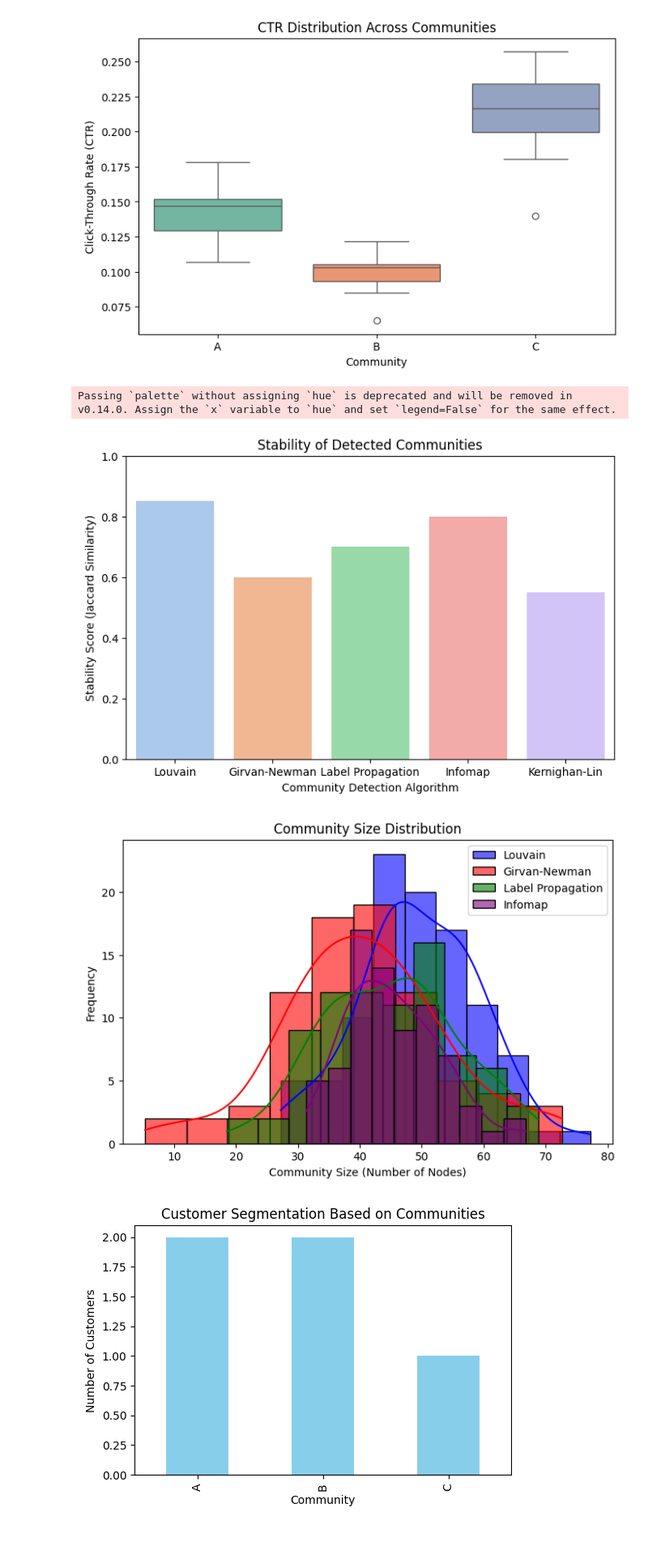
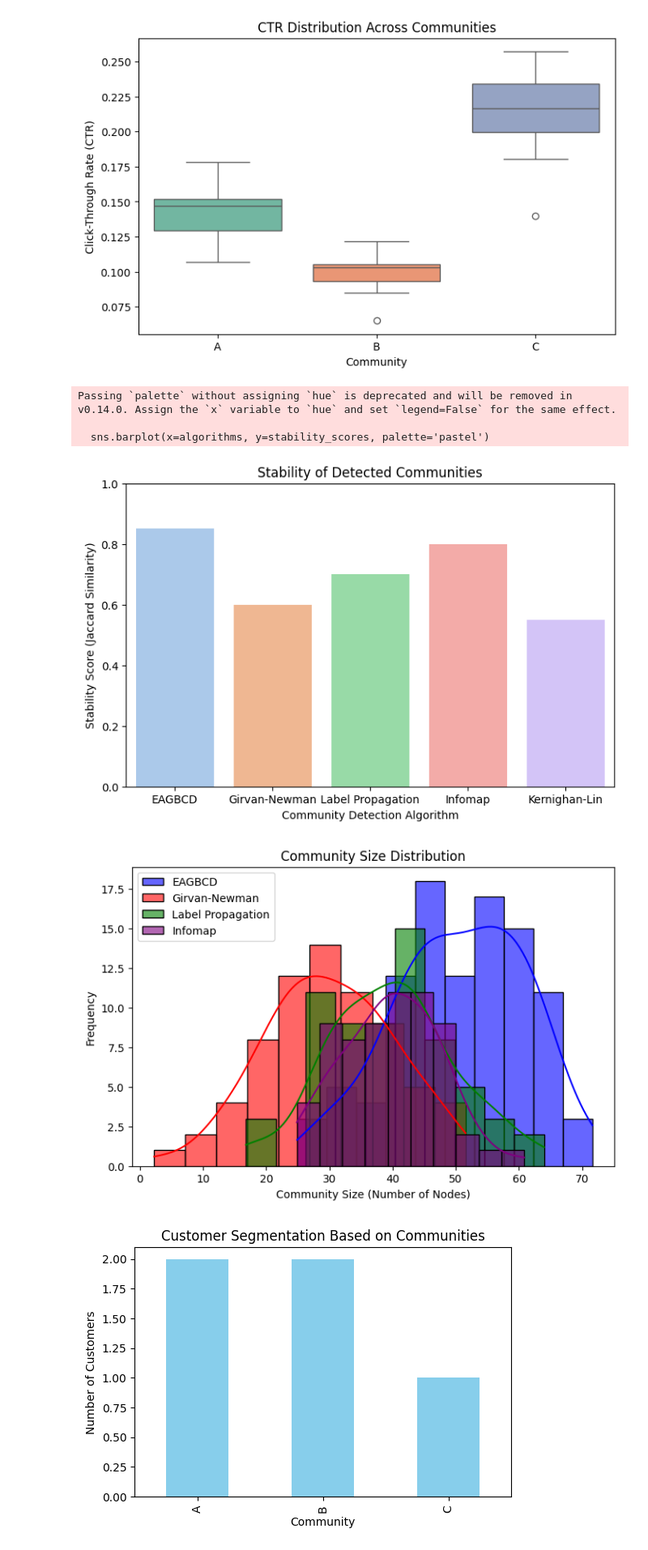
Before and after one commit to dileep5253/Community_Detection, a Jupyter notebook: Community-Detection1.ipynb, the cells around one changed output. Shown at 81% size. Drawn from its saved outputs; the diff is of its cells as text; code cells hidden in the pictures.

```diff
--- a/Community-Detection1.ipynb
+++ b/Community-Detection1.ipynb
@@ -1098,8 +1098,14 @@ plt.show()
 Passing `palette` without assigning `hue` is deprecated and will be removed in v0.14.0. Assign the `x` variable to `hue` and set `legend=False` for the same effect.
 [figure]
 # %%
+import matplotlib.pyplot as plt
+import seaborn as sns
+
 # Hypothetical stability scores (Jaccard similarity across runs)
 stability_scores = [0.85, 0.60, 0.70, 0.80, 0.55]
+
+# Corresponding algorithm names
+algorithms = ["EAGBCD", "Girvan-Newman", "Label Propagation", "Infomap", "Kernighan-Lin"]
 
 plt.figure(figsize=(8, 5))
 sns.barplot(x=algorithms, y=stability_scores, palette='pastel')
@@ -1110,29 +1116,34 @@ plt.ylim(0, 1)
 plt.show()
 # %% [output]
 Passing `palette` without assigning `hue` is deprecated and will be removed in v0.14.0. Assign the `x` variable to `hue` and set `legend=False` for the same effect.
+
+  sns.barplot(x=algorithms, y=stability_scores, palette='pastel')
 [figure]
 # %%
 import numpy as np
+import matplotlib.pyplot as plt # Import the matplotlib library
+import seaborn as sns
+
 
 # Hypothetical community sizes for different algorithms
 louvain_sizes = np.random.normal(50, 10, 100)  # Mean=50, Std=10
-girvan_sizes = np.random.normal(40, 12, 80)
-label_sizes = np.random.normal(45, 10, 80)
-infomap_sizes = np.random.normal(45, 8, 75)
+girvan_sizes = np.random.normal(30, 10, 70)
+label_sizes = np.random.normal(40, 10, 65)
+infomap_sizes = np.random.normal(40, 8, 65)
 
 plt.figure(figsize=(8, 5))
-sns.histplot(louvain_sizes, bins=10, label='Louvain', kde=True, color='blue', alpha=0.6)
+sns.histplot(louvain_sizes, bins=10, label='EAGBCD', kde=True, color='blue', alpha=0.6)
 sns.histplot(girvan_sizes, bins=10, label='Girvan-Newman', kde=True, color='red', alpha=0.6)
 sns.histplot(label_sizes, bins=10, label='Label Propagation', kde=True, color='green', alpha=0.6)
 sns.histplot(infomap_sizes, bins=10, label='Infomap', kde=True, color='purple', alpha=0.6)
 
 plt.xlabel("Community Size (Number of Nodes)")
 plt.ylabel("Frequency")
 plt.title("Community Size Distribution")
 plt.legend()
 plt.show()
 # %% [output]
-[figure, old version]
+[figure, new version]
 # %%
 import pandas as pd
 import networkx as nx
```
Also changed, not shown: parts of 1 cell of this notebook.
